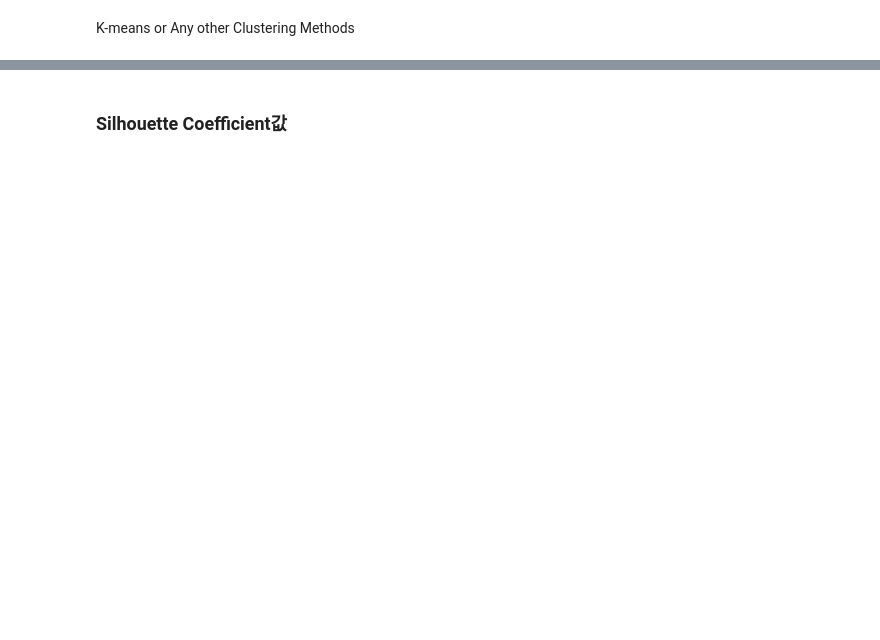
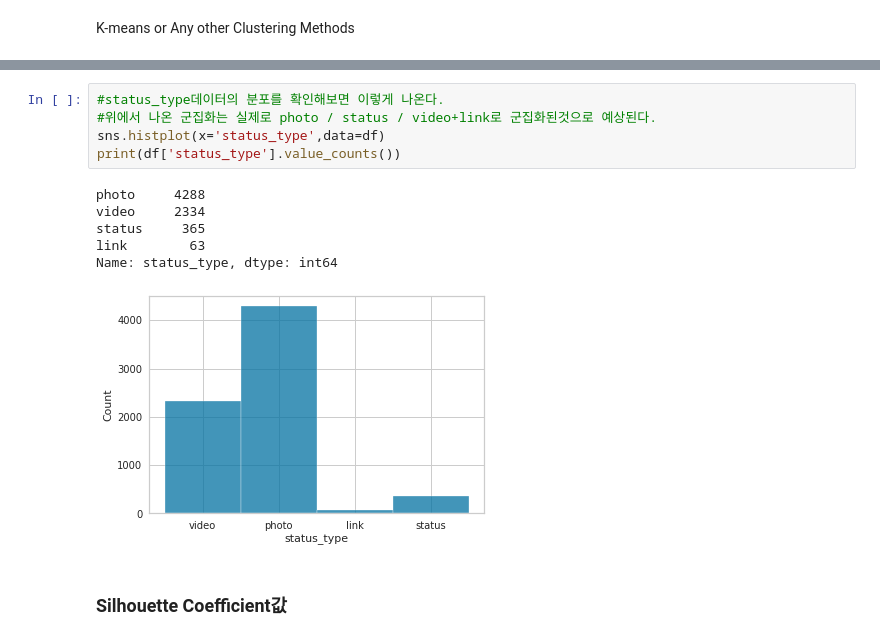
Before and after one commit to GunHeeJoe/DAP_2022, a Jupyter notebook: Lecture10_ipynb.ipynb, the cells around one changed output, grey strips where cells are left out. Cells and saved outputs as stored; diff of their text form; blank space fills up the shorter version.

```diff
--- a/Lecture10_ipynb.ipynb
+++ b/Lecture10_ipynb.ipynb
@@ -524,3 +539,15 @@ Name: agg_clusters, dtype: int64
+# %%
+#status_type데이터의 분포를 확인해보면 이렇게 나온다.
+#위에서 나온 군집화는 실제로 photo / status / video+link로 군집화된것으로 예상된다.
+sns.histplot(x='status_type',data=df)
+print(df['status_type'].value_counts())
+# %% [output]
+photo     4288
+video     2334
+status     365
+link        63
+Name: status_type, dtype: int64
+[figure, added]
 # %% [markdown]
 ### Silhouette Coefficient값
 # %%
```
Also changed, not shown: parts of 16 cells of this notebook.
